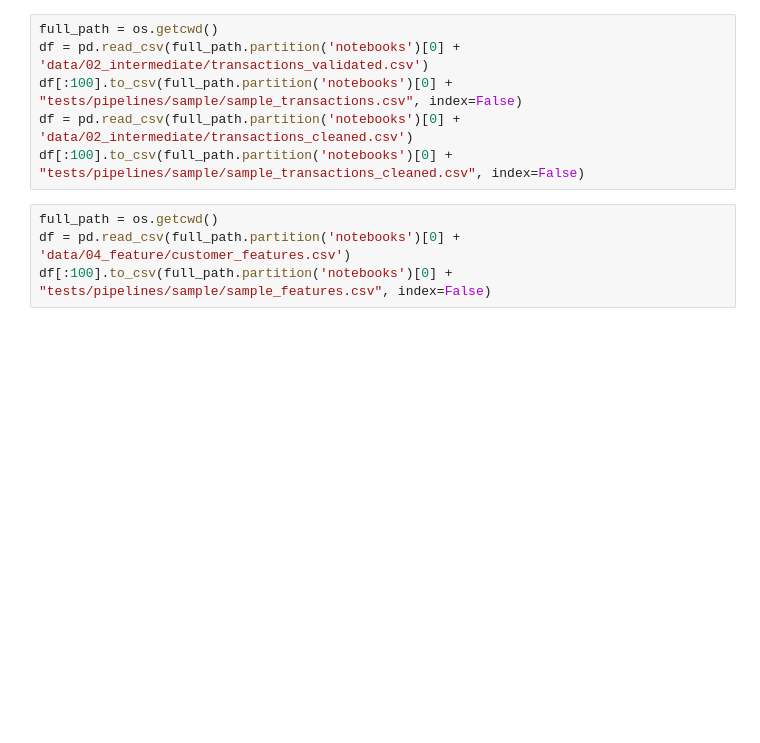
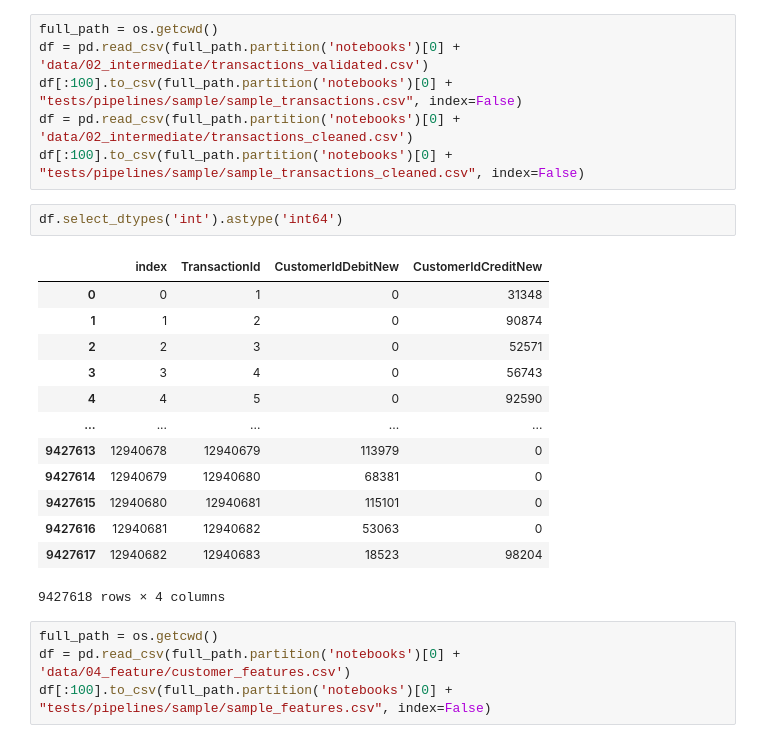
Before and after one commit to vilmanorja/MLOps_project, a Jupyter notebook: notebooks/messy_notebook.ipynb, the cells around one changed output. Saved outputs shown, nothing was run; the diff lists cells and outputs as text; blank space fills up the shorter version.

```diff
--- a/notebooks/messy_notebook.ipynb
+++ b/notebooks/messy_notebook.ipynb
@@ -42,6 +20,22 @@ df = pd.read_csv(full_path.partition('notebooks')[0] + 'data/02_intermediate/tra
 df[:100].to_csv(full_path.partition('notebooks')[0] + "tests/pipelines/sample/sample_transactions.csv", index=False)
 df = pd.read_csv(full_path.partition('notebooks')[0] + 'data/02_intermediate/transactions_cleaned.csv')
 df[:100].to_csv(full_path.partition('notebooks')[0] + "tests/pipelines/sample/sample_transactions_cleaned.csv", index=False)
+# %%
+df.select_dtypes('int').astype('int64')
+# %% [output]
+|  | index | TransactionId | CustomerIdDebitNew | CustomerIdCreditNew |
+| 0 | 0 | 1 | 0 | 31348 |
+| 1 | 1 | 2 | 0 | 90874 |
+| 2 | 2 | 3 | 0 | 52571 |
+| 3 | 3 | 4 | 0 | 56743 |
+| 4 | 4 | 5 | 0 | 92590 |
+| ... | ... | ... | ... | ... |
+| 9427613 | 12940678 | 12940679 | 113979 | 0 |
+| 9427614 | 12940679 | 12940680 | 68381 | 0 |
+| 9427615 | 12940680 | 12940681 | 115101 | 0 |
+| 9427616 | 12940681 | 12940682 | 53063 | 0 |
+| 9427617 | 12940682 | 12940683 | 18523 | 98204 |
+9427618 rows × 4 columns
 # %%
 full_path = os.getcwd()
 df = pd.read_csv(full_path.partition('notebooks')[0] + 'data/04_feature/customer_features.csv')
```
Also changed, not shown: parts of 5 cells of this notebook, 19 other files.
